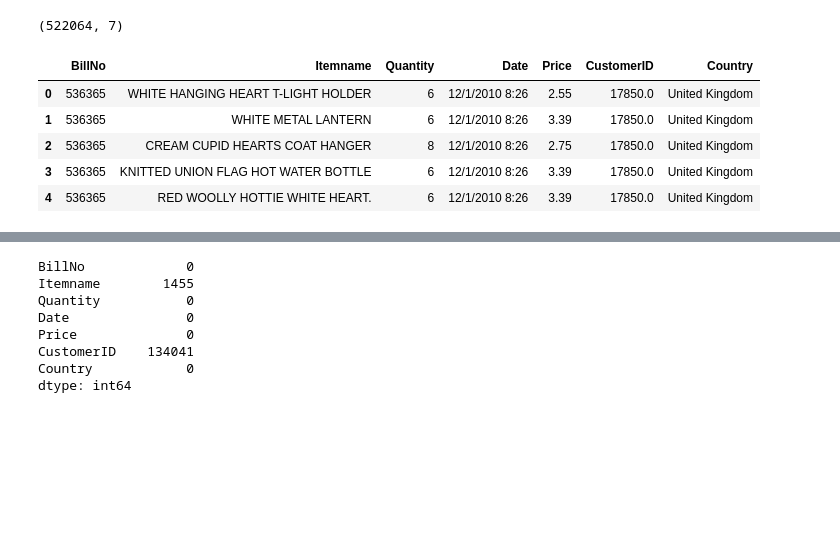
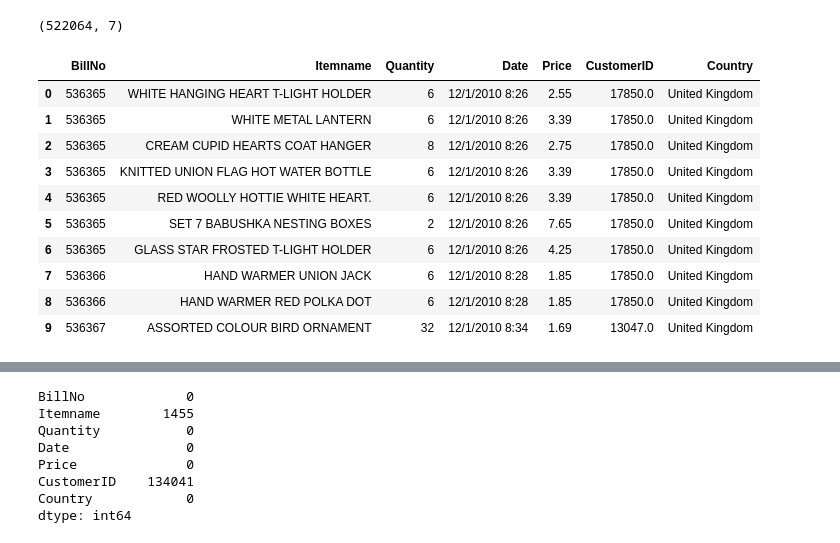
Before and after one commit to quocquann/AssociationRulesMinning, a Jupyter notebook: main.ipynb, the cells around one changed output, grey strips where cells are left out. Cells and saved outputs as stored; diff of their text form; code cells hidden in the pictures; blank space fills up the shorter version.

```diff
--- a/main.ipynb
+++ b/main.ipynb
@@ -13,14 +13,19 @@ df.shape
 # %% [output]
 (522064, 7)
 # %%
-df.head()
+df.head(10)
 # %% [output]
 |  | BillNo | Itemname | Quantity | Date | Price | CustomerID | Country |
 | 0 | 536365 | WHITE HANGING HEART T-LIGHT HOLDER | 6 | 12/1/2010 8:26 | 2.55 | 17850.0 | United Kingdom |
 | 1 | 536365 | WHITE METAL LANTERN | 6 | 12/1/2010 8:26 | 3.39 | 17850.0 | United Kingdom |
 | 2 | 536365 | CREAM CUPID HEARTS COAT HANGER | 8 | 12/1/2010 8:26 | 2.75 | 17850.0 | United Kingdom |
 | 3 | 536365 | KNITTED UNION FLAG HOT WATER BOTTLE | 6 | 12/1/2010 8:26 | 3.39 | 17850.0 | United Kingdom |
 | 4 | 536365 | RED WOOLLY HOTTIE WHITE HEART. | 6 | 12/1/2010 8:26 | 3.39 | 17850.0 | United Kingdom |
+| 5 | 536365 | SET 7 BABUSHKA NESTING BOXES | 2 | 12/1/2010 8:26 | 7.65 | 17850.0 | United Kingdom |
+| 6 | 536365 | GLASS STAR FROSTED T-LIGHT HOLDER | 6 | 12/1/2010 8:26 | 4.25 | 17850.0 | United Kingdom |
+| 7 | 536366 | HAND WARMER UNION JACK | 6 | 12/1/2010 8:28 | 1.85 | 17850.0 | United Kingdom |
+| 8 | 536366 | HAND WARMER RED POLKA DOT | 6 | 12/1/2010 8:28 | 1.85 | 17850.0 | United Kingdom |
+| 9 | 536367 | ASSORTED COLOUR BIRD ORNAMENT | 32 | 12/1/2010 8:34 | 1.69 | 13047.0 | United Kingdom |
 # %%
 df.info()
 # %% [output]
```
Also changed, not shown: parts of 7 cells of this notebook.
